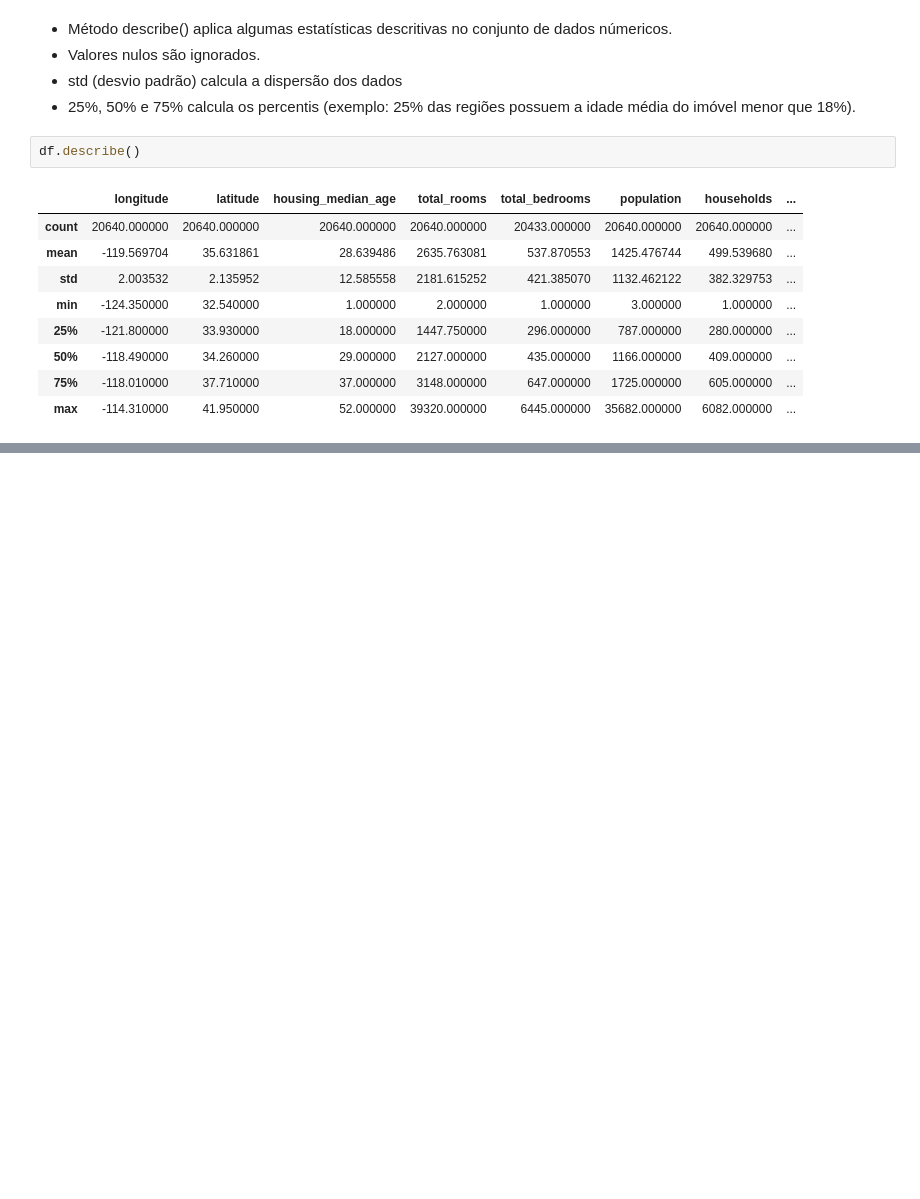
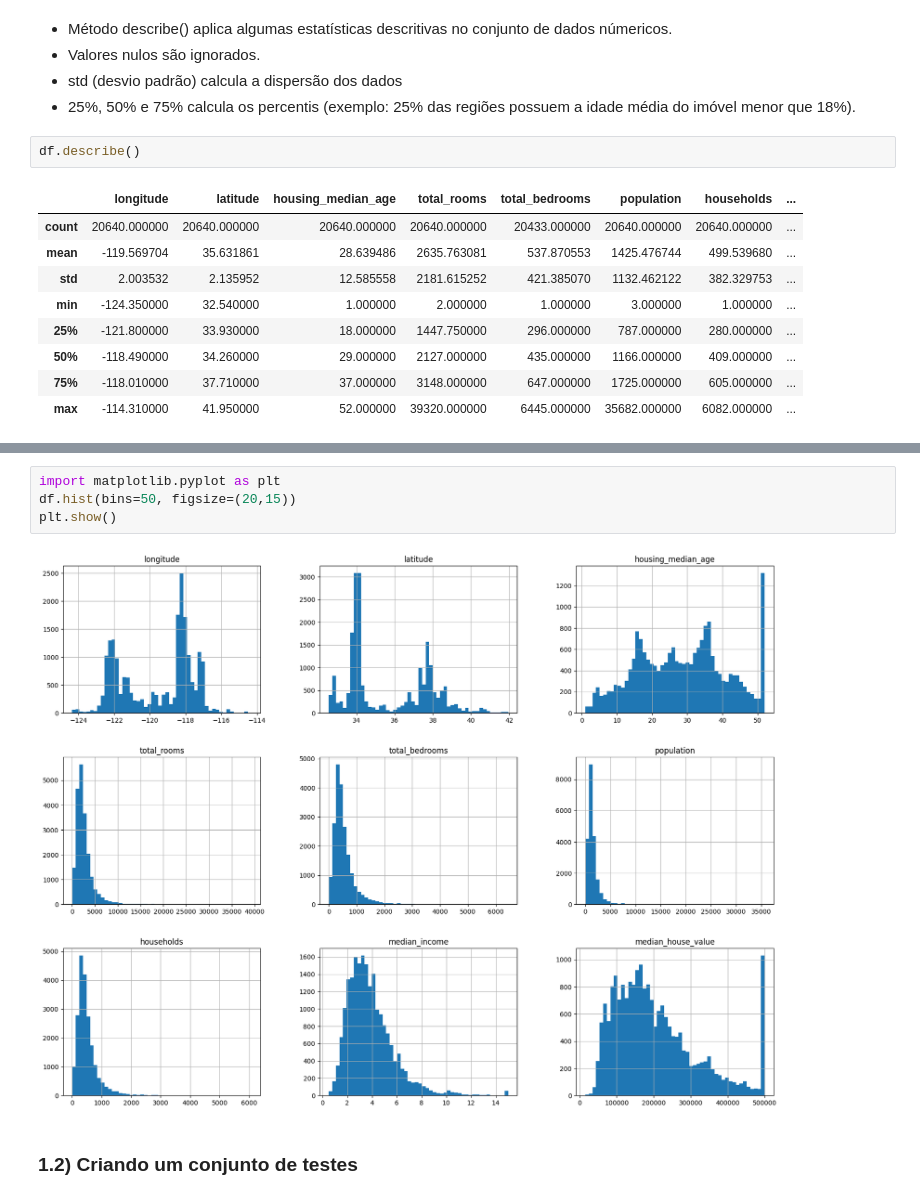
Before and after one commit to TiagoFSGomes/Machine_Learning_Models, a Jupyter notebook: property_price_prediction.ipynb, the cells around one changed output, grey strips where cells are left out. Cells and saved outputs as stored; diff of their text form; blank space fills up the shorter version.

```diff
--- a/property_price_prediction.ipynb
+++ b/property_price_prediction.ipynb
@@ -101,0 +110,8 @@ df.describe()
+# %%
+import matplotlib.pyplot as plt
+df.hist(bins=50, figsize=(20,15))
+plt.show()
+# %% [output]
+[figure, added]
+# %% [markdown]
+ ### **1.2)** Criando um conjunto de testes
```
Also changed, not shown: parts of 2 cells of this notebook.
